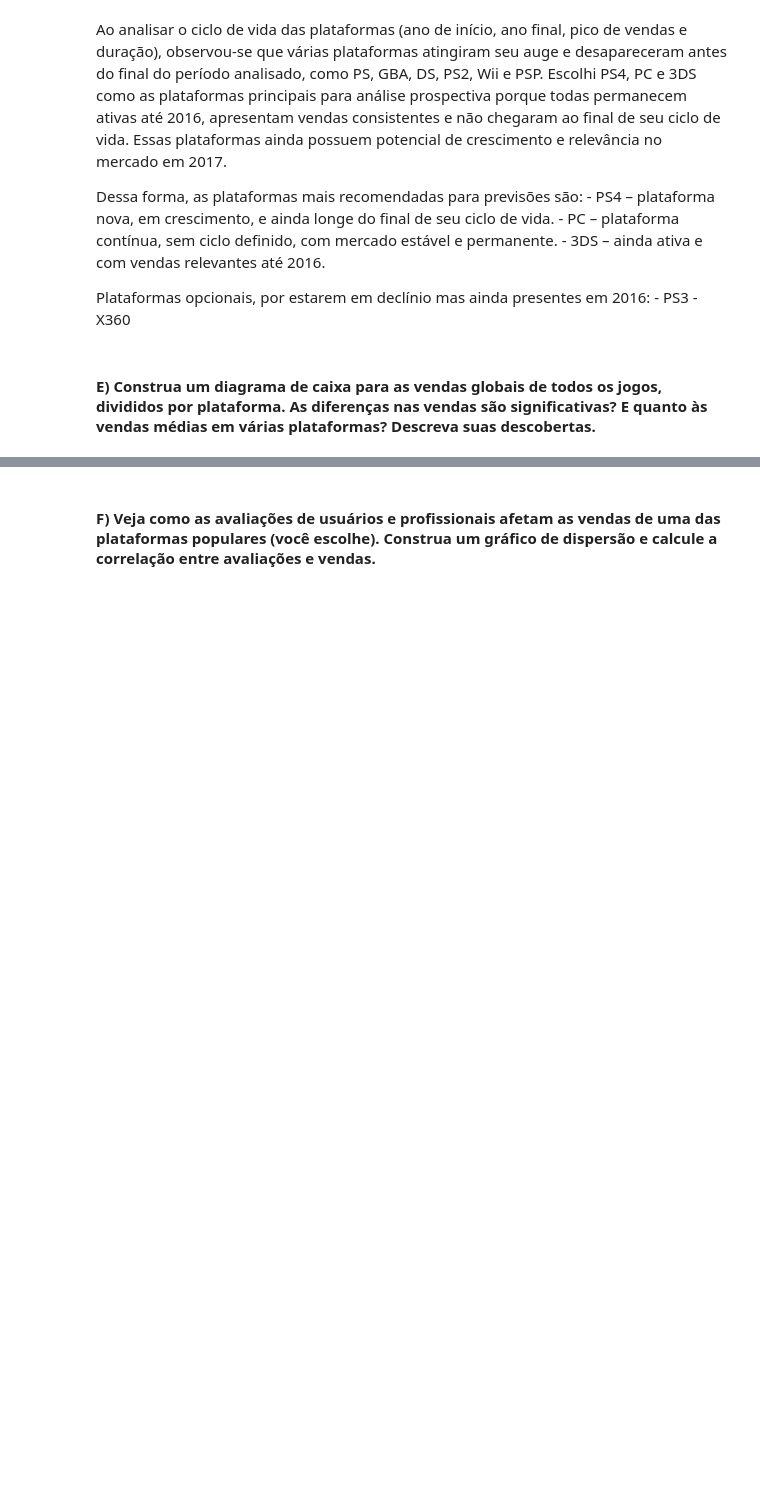
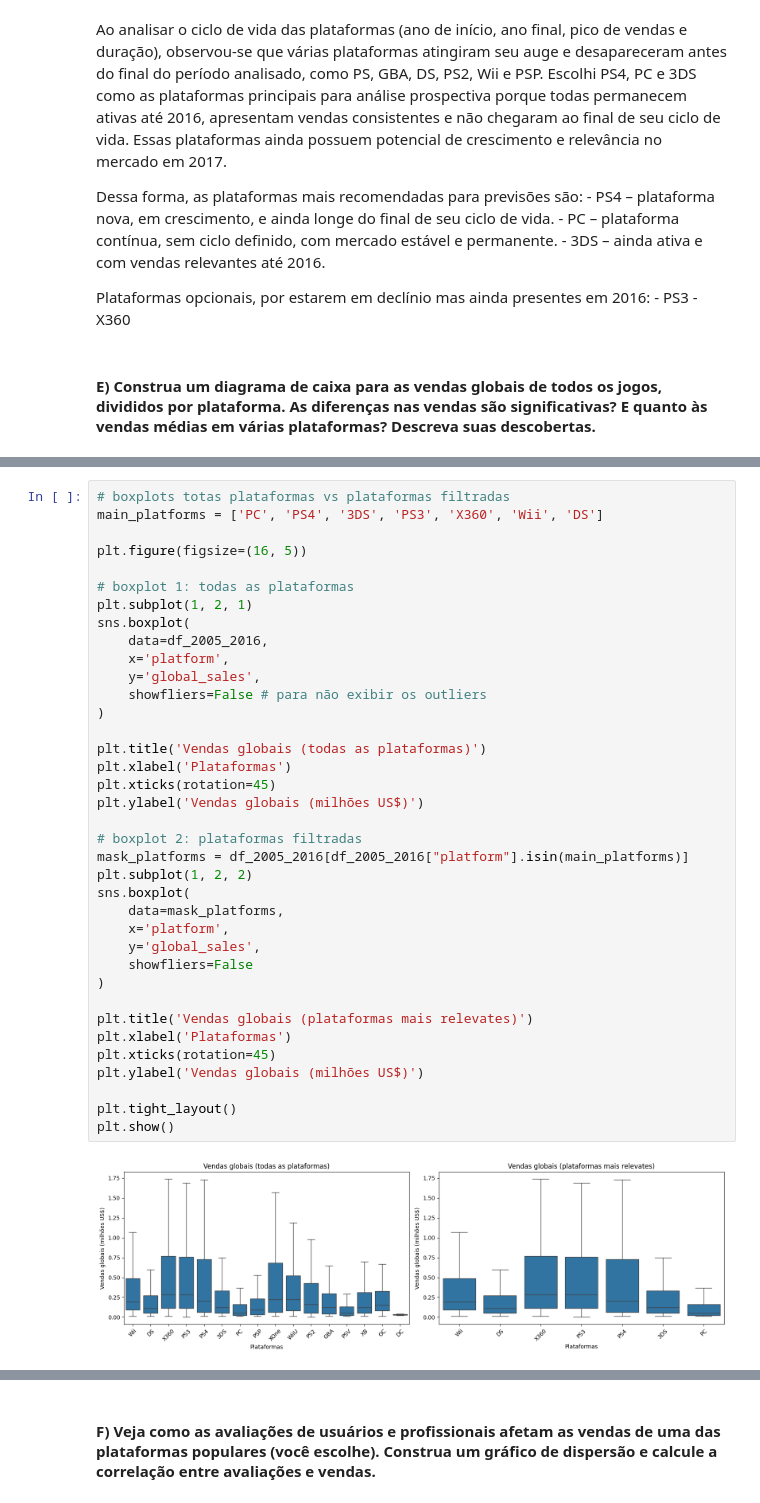
Before and after one commit to BCaravina/video-games-EDA, a Jupyter notebook: notebooks/analysis.ipynb, the cells around one changed output, grey strips where cells are left out. Drawn from its saved outputs; the diff is of its cells as text; blank space fills up the shorter version.

Commit message:
Análise vendas globais por plataforma

```diff
--- a/notebooks/analysis.ipynb
+++ b/notebooks/analysis.ipynb
@@ -444,0 +428,39 @@ Plataformas opcionais, por estarem em declínio mas ainda presentes em 2016: </b
+# %%
+# boxplots totas plataformas vs plataformas filtradas
+main_platforms = ['PC', 'PS4', '3DS', 'PS3', 'X360', 'Wii', 'DS']
+
+plt.figure(figsize=(16, 5))
+
+# boxplot 1: todas as plataformas
+plt.subplot(1, 2, 1)
+sns.boxplot(
+    data=df_2005_2016,
+    x='platform',
+    y='global_sales',
+    showfliers=False # para não exibir os outliers
+)
+
+plt.title('Vendas globais (todas as plataformas)')
+plt.xlabel('Plataformas')
+plt.xticks(rotation=45)
+plt.ylabel('Vendas globais (milhões US$)')
+
+# boxplot 2: plataformas filtradas
+mask_platforms = df_2005_2016[df_2005_2016["platform"].isin(main_platforms)]
+plt.subplot(1, 2, 2)
+sns.boxplot(
+    data=mask_platforms,
+    x='platform',
+    y='global_sales',
+    showfliers=False
+)
+
+plt.title('Vendas globais (plataformas mais relevates)')
+plt.xlabel('Plataformas')
+plt.xticks(rotation=45)
+plt.ylabel('Vendas globais (milhões US$)')
+
+plt.tight_layout()
+plt.show()
+# %% [output]
+[figure, added]
```
Also changed, not shown: parts of 4 cells of this notebook.
